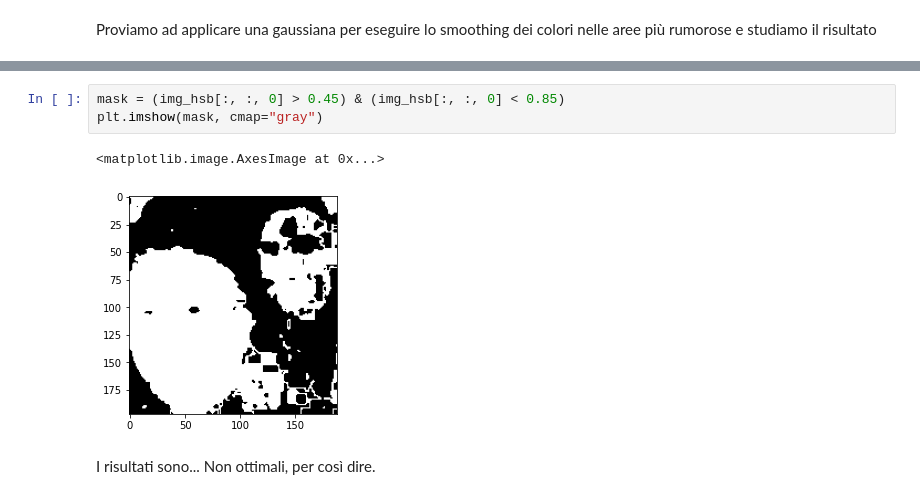
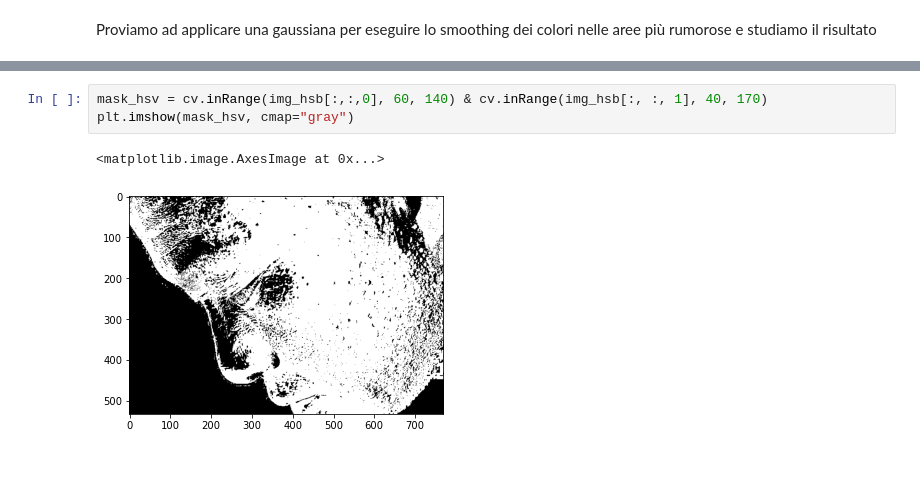
Before and after one commit to lucab1705/Skin_Detection, a Jupyter notebook: SkinDetection.ipynb, the cells around one changed output, grey strips where cells are left out. Drawn from its saved outputs; the diff is of its cells as text; blank space fills up the shorter version.

```diff
--- a/SkinDetection.ipynb
+++ b/SkinDetection.ipynb
@@ -106,9 +117,6 @@ Filtriamo quindi per tenere i valori della mappa di colore tra 0.3 (verde) e
-# %%
-mask = (img_hsb[:, :, 0] > 0.45) & (img_hsb[:, :, 0] < 0.85)
-plt.imshow(mask, cmap="gray")
-# %% [output]
-<matplotlib.image.AxesImage at 0x...>
-[figure, removed]
-# %% [markdown]
-I risultati sono...
-Non ottimali, per così dire.
+# %%
+mask_hsv = cv.inRange(img_hsb[:,:,0], 60, 140) & cv.inRange(img_hsb[:, :, 1], 40, 170)
+plt.imshow(mask_hsv, cmap="gray")
+# %% [output]
+<matplotlib.image.AxesImage at 0x...>
+[figure, added]
```
Also changed, not shown: parts of 18 cells of this notebook, 48 other files.
